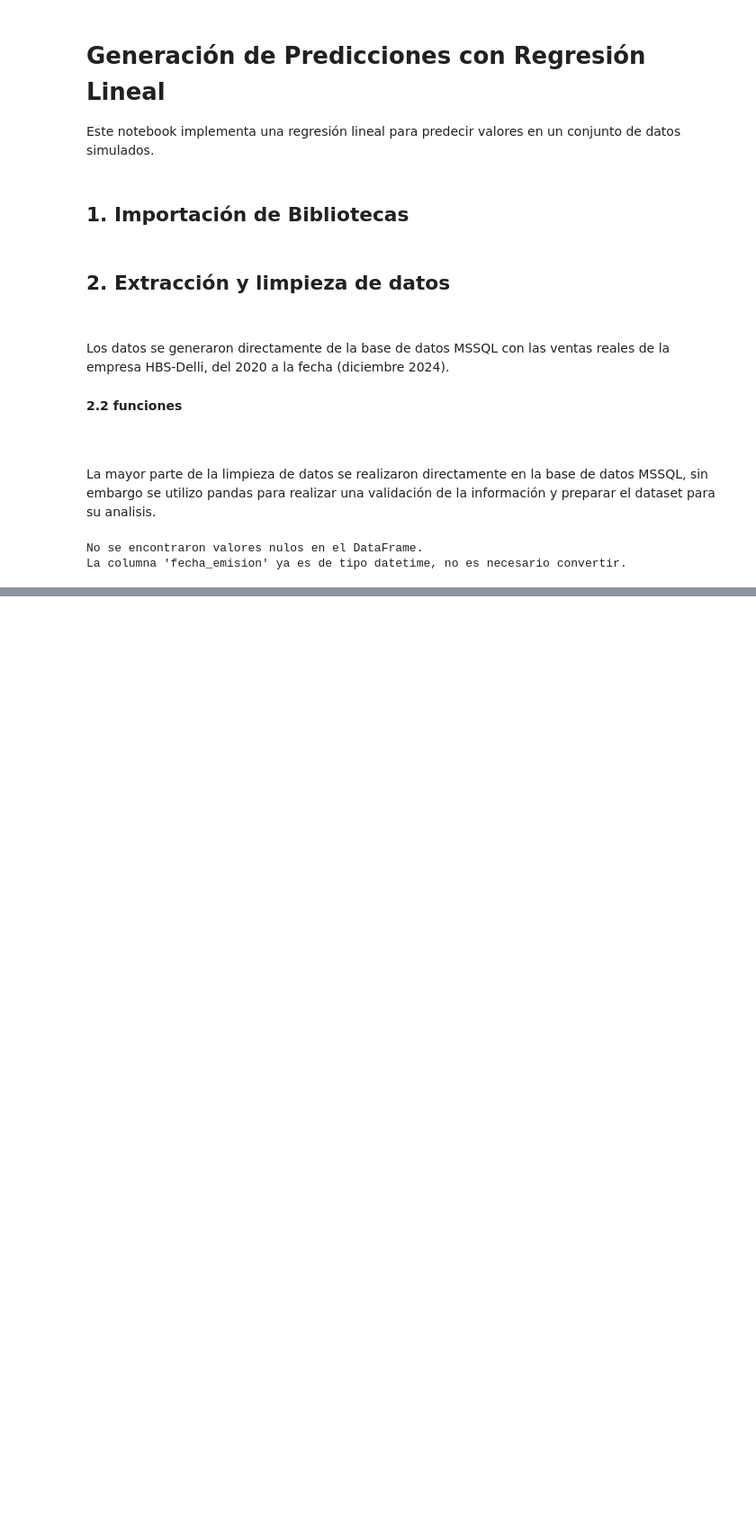
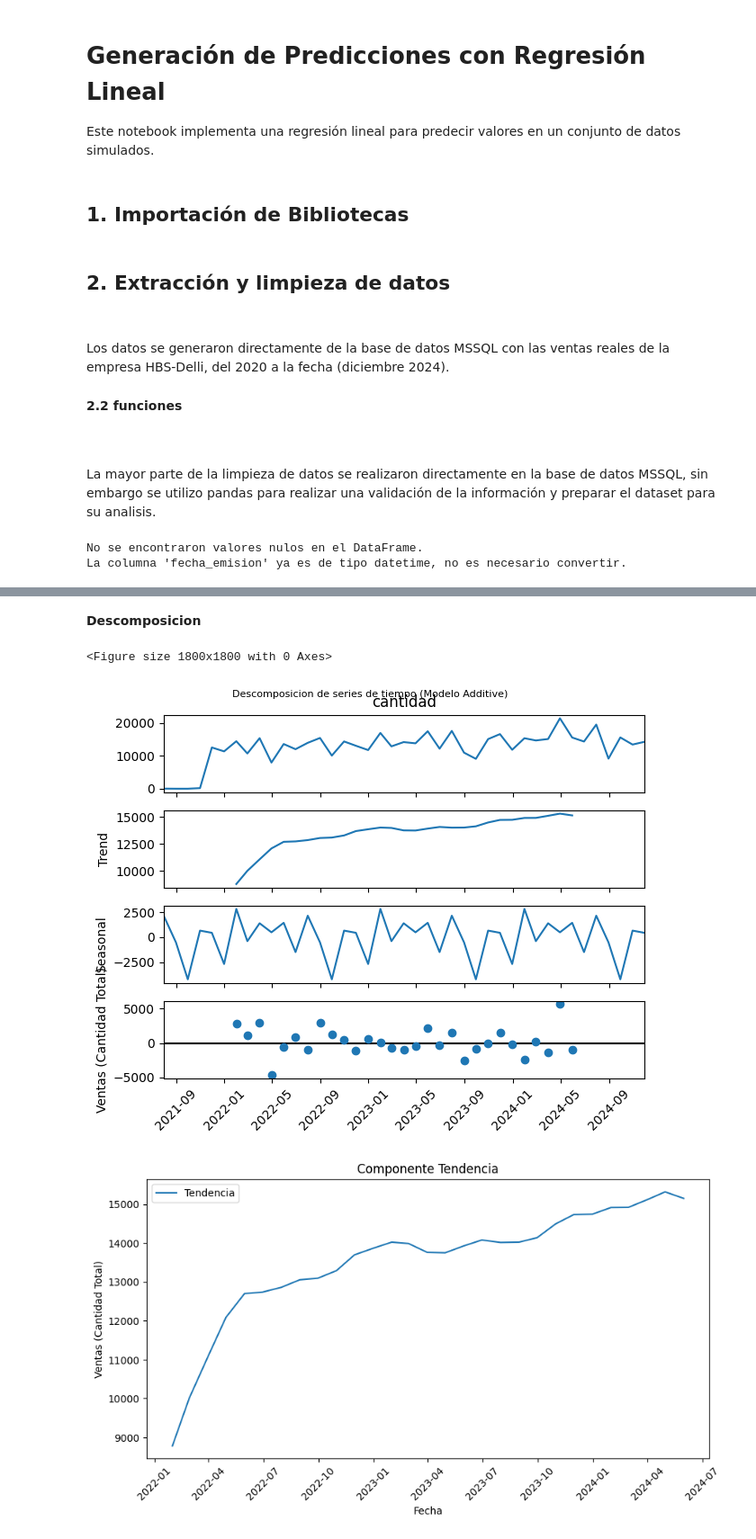
Before and after one commit to jorgec79mx/CapstoneProject_Final, a Jupyter notebook: notebooks/Prediccion_Delli_SeriesTemporales.ipynb, the cells around one changed output, grey strips where cells are left out. Shown at 90% size. Saved outputs shown, nothing was run; the diff lists cells and outputs as text; code cells hidden in the pictures; blank space fills up the shorter version.

```diff
--- a/notebooks/Prediccion_Delli_SeriesTemporales.ipynb
+++ b/notebooks/Prediccion_Delli_SeriesTemporales.ipynb
@@ -142,0 +183,51 @@ KeyError: "['Cantidad', 'FechaEmision', 'Numero_Orden', 'Nombre_Cliente', 'Desc_
+# %% [markdown]
+**Descomposicion**
+# %%
+from statsmodels.tsa.seasonal import seasonal_decompose
+
+# Descomponiendo las series de tiempo en: Tendencia, Temporalidad, Componente residual
+decomposition = seasonal_decompose(sales_monthly, model='additive', period=12)
+
+# Plot the decomposition
+plt.figure(figsize=(18, 18))
+decomposition.plot()
+plt.suptitle("Descomposicion de series de tiempo (Modelo Additive)", fontsize=8)
+plt.ylabel("Ventas (Cantidad Total)")
+plt.xticks(rotation=45)
+plt.show()
+
+# Analisando componentes
+trend = decomposition.trend
+seasonal = decomposition.seasonal
+residual = decomposition.resid
+
+plt.figure(figsize=(10, 5))
+plt.plot(trend, label="Tendencia")
+plt.title("Componente Tendencia")
+plt.ylabel("Ventas (Cantidad Total)")
+plt.xlabel("Fecha")
+plt.legend()
+plt.xticks(rotation=45)
+plt.show()
+
+plt.figure(figsize=(10, 5))
+plt.plot(seasonal, label="Temporalidad")
+plt.title("Componente Temporalidad")
+plt.ylabel("Ventas (Cantidad Total)")
+plt.xlabel("Fecha")
+plt.legend()
+plt.xticks(rotation=45)
+plt.show()
+
+plt.figure(figsize=(10, 5))
+plt.plot(residual, label="Residuo")
+plt.title("Componente Residuo")
+plt.ylabel("Ventas (Cantidad Total)")
+plt.xlabel("Fecha")
+plt.legend()
+plt.xticks(rotation=45)
+plt.show()
+# %% [output]
+<Figure size 1800x1800 with 0 Axes>
+[figure, added]
+[figure, added]
```
Also changed, not shown: parts of 13 cells of this notebook, 2 other files.
